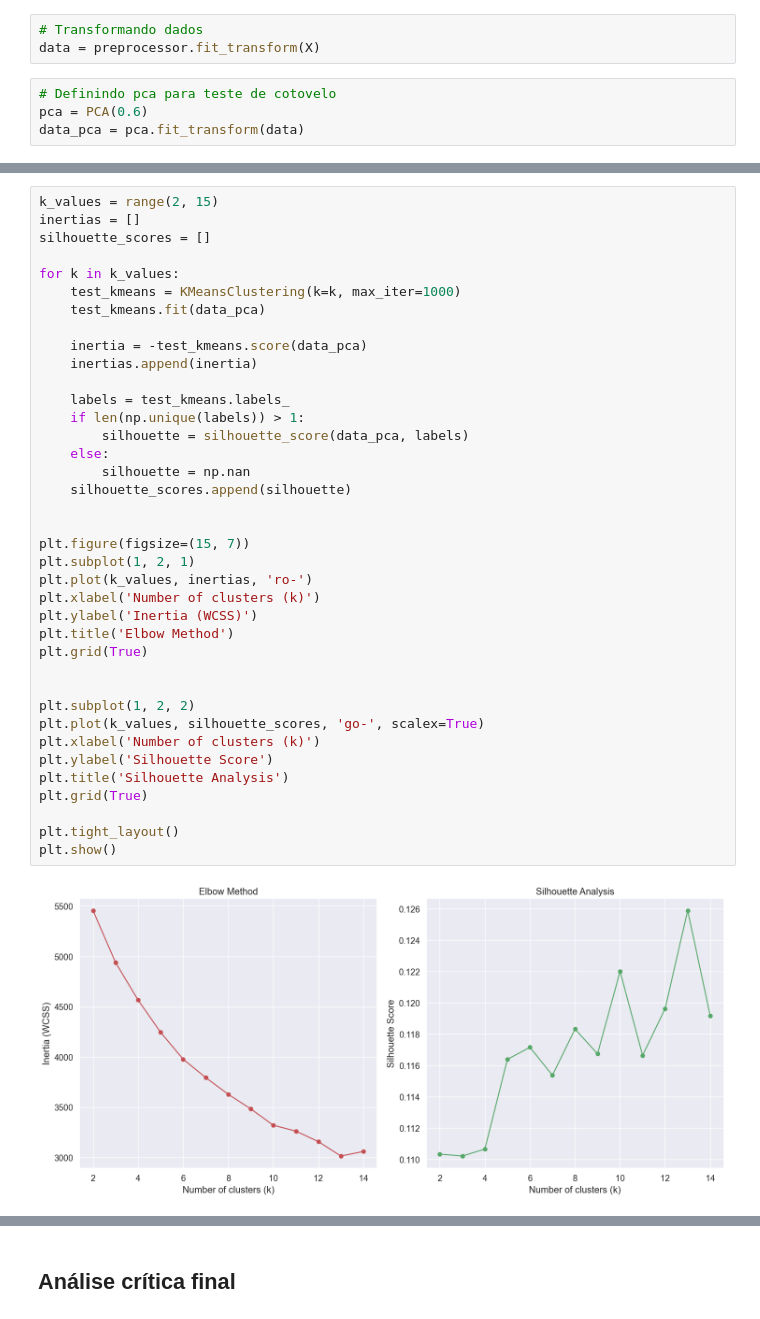
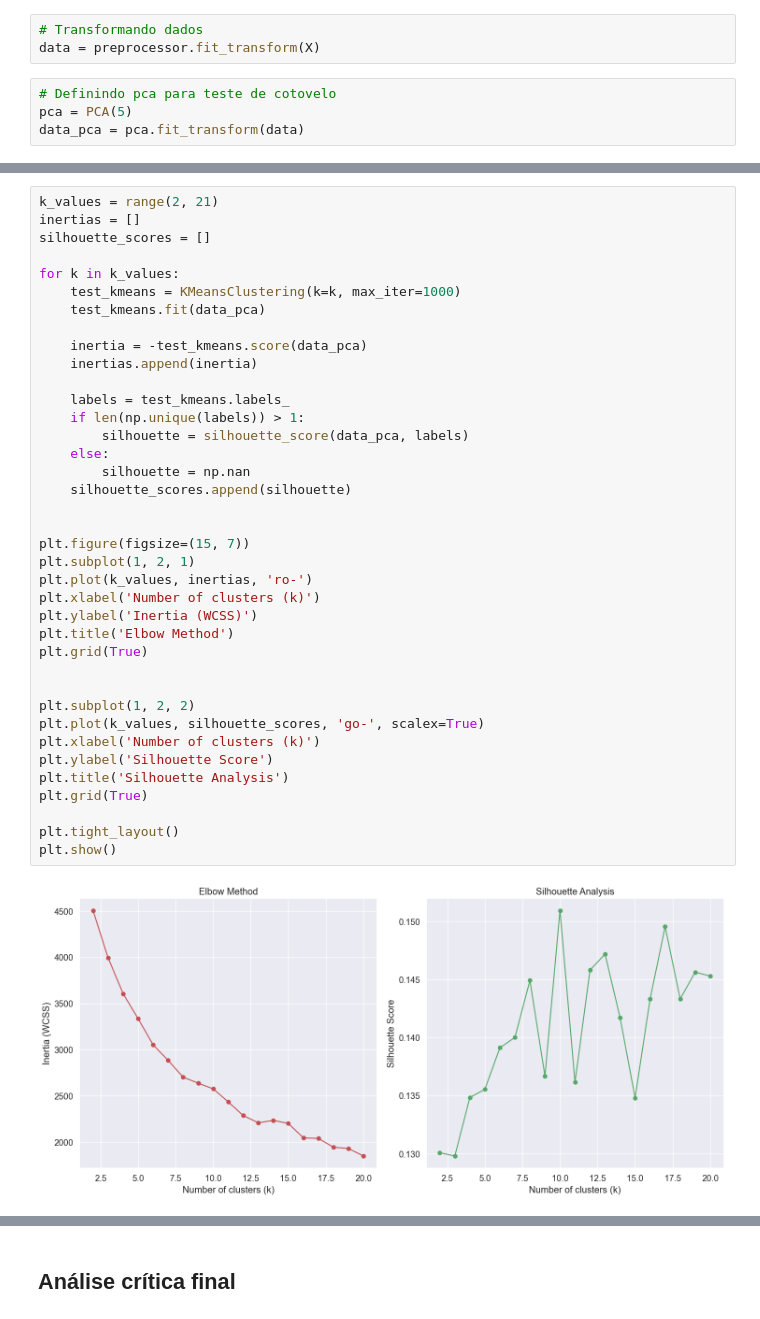
Before and after one commit to figredos/cis-trainee, a Jupyter notebook: 2-clusterizacao/notebooks/clusterizacao.ipynb, the cells around one changed output, grey strips where cells are left out. Saved outputs shown, nothing was run; the diff lists cells and outputs as text.

```diff
--- a/2-clusterizacao/notebooks/clusterizacao.ipynb
+++ b/2-clusterizacao/notebooks/clusterizacao.ipynb
@@ -673,6 +655,6 @@ model = Pipeline(
 data = preprocessor.fit_transform(X)
 # %%
 # Definindo pca para teste de cotovelo
-pca = PCA(0.6)
+pca = PCA(5)
 data_pca = pca.fit_transform(data)
 # %%
@@ -694,5 +669,5 @@ pd.DataFrame(data_pca)
 # %%
-k_values = range(2, 15)
+k_values = range(2, 21)
 inertias = []
 silhouette_scores = []
 
@@ -703,33 +678,33 @@ for k in k_values:
     inertia = -test_kmeans.score(data_pca)
     inertias.append(inertia)
 
     labels = test_kmeans.labels_
     if len(np.unique(labels)) > 1:
         silhouette = silhouette_score(data_pca, labels)
     else:
         silhouette = np.nan
     silhouette_scores.append(silhouette)
 
 
 plt.figure(figsize=(15, 7))
 plt.subplot(1, 2, 1)
 plt.plot(k_values, inertias, 'ro-')
 plt.xlabel('Number of clusters (k)')
 plt.ylabel('Inertia (WCSS)')
 plt.title('Elbow Method')
 plt.grid(True)
 
 
 plt.subplot(1, 2, 2)
 plt.plot(k_values, silhouette_scores, 'go-', scalex=True)
 plt.xlabel('Number of clusters (k)')
 plt.ylabel('Silhouette Score')
 plt.title('Silhouette Analysis')
 plt.grid(True)
 
 plt.tight_layout()
 plt.show()
 # %% [output]
-[figure, old version]
+[figure, new version]
 # %%
 # Usando k=7
```
Also changed, not shown: parts of 21 cells of this notebook.
